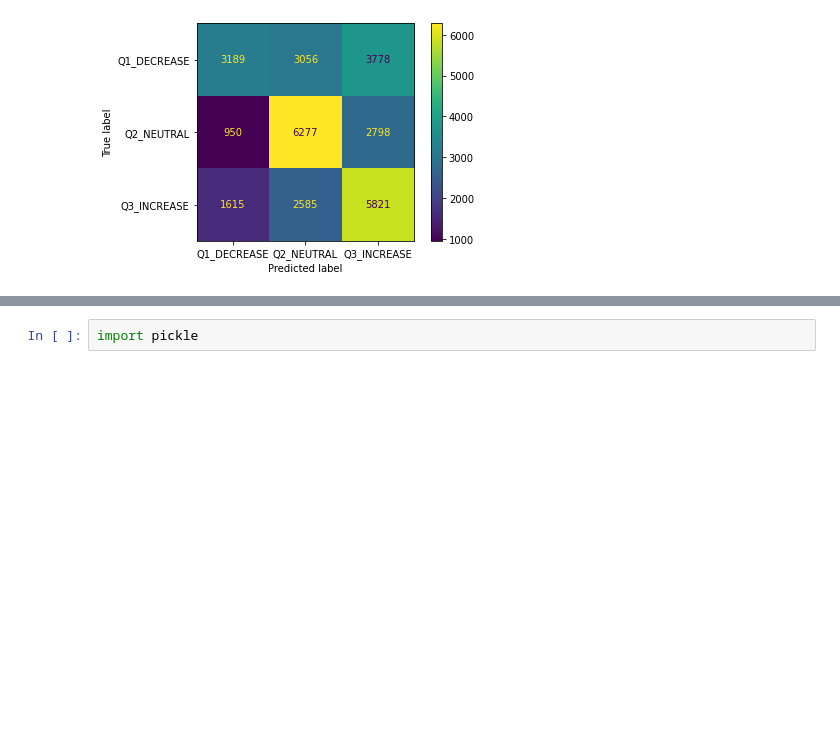
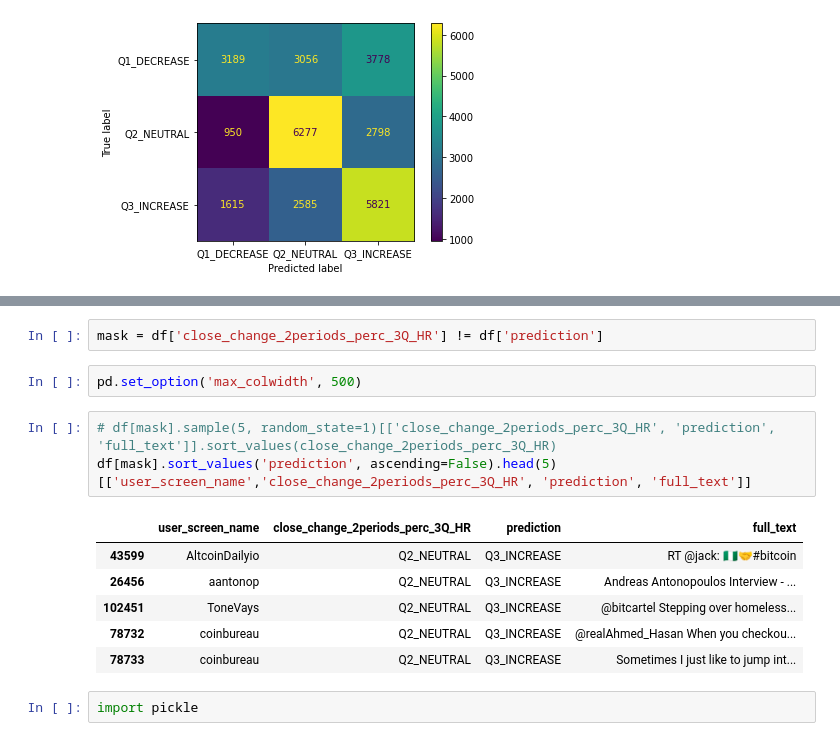
Before and after one commit to murilobellatini/crypto-prophet, a Jupyter notebook: notebooks/08g_train_xgboost_quantile_3Q2H_ZSC.ipynb, the cells around one changed output, grey strips where cells are left out. Drawn from its saved outputs; the diff is of its cells as text; blank space fills up the shorter version.

```diff
--- a/notebooks/08g_train_xgboost_quantile_3Q2H_ZSC.ipynb
+++ b/notebooks/08g_train_xgboost_quantile_3Q2H_ZSC.ipynb
@@ -130,3 +147,17 @@ plot_confusion_matrix(model, X, y)
+# %%
+mask = df['close_change_2periods_perc_3Q_HR'] != df['prediction']
+# %%
+pd.set_option('max_colwidth', 500)
+# %%
+# df[mask].sample(5, random_state=1)[['close_change_2periods_perc_3Q_HR', 'prediction', 'full_text']].sort_values(close_change_2periods_perc_3Q_HR)
+df[mask].sort_values('prediction', ascending=False).head(5)[['user_screen_name','close_change_2periods_perc_3Q_HR', 'prediction', 'full_text']]
+# %% [output]
+|  | user_screen_name | close_change_2periods_perc_3Q_HR | prediction | full_text |
+| 43599 | AltcoinDailyio | Q2_NEUTRAL | Q3_INCREASE | RT @jack: 🇳🇬🤝#bitcoin |
+| 26456 | aantonop | Q2_NEUTRAL | Q3_INCREASE | Andreas Antonopoulos Interview - ... |
+| 102451 | ToneVays | Q2_NEUTRAL | Q3_INCREASE | @bitcartel Stepping over homeless... |
+| 78732 | coinbureau | Q2_NEUTRAL | Q3_INCREASE | @realAhmed_Hasan When you checkou... |
+| 78733 | coinbureau | Q2_NEUTRAL | Q3_INCREASE | Sometimes I just like to jump int... |
 # %%
 import pickle
 # %%
```
Also changed, not shown: parts of 3 cells of this notebook, 11 other files.
